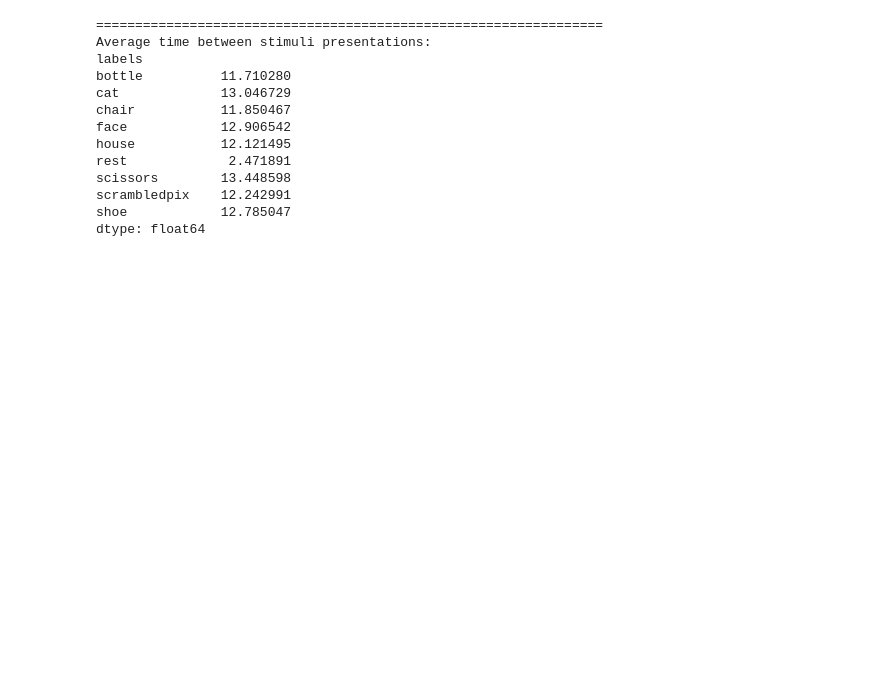
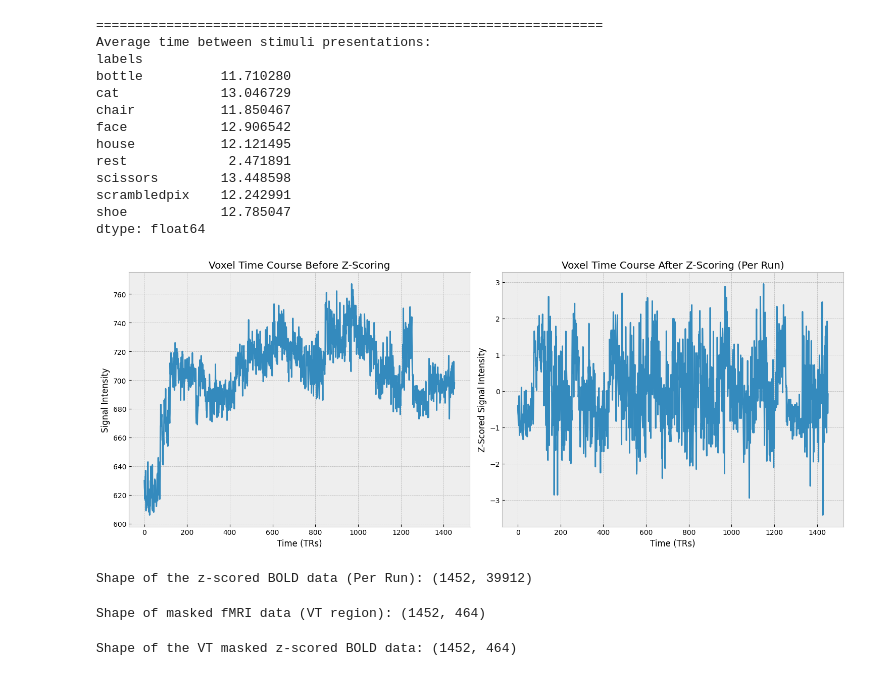
Before and after one commit to zacharybretton/modern_haxby2001, a Jupyter notebook: notebook.ipynb, the cells around one changed output. Saved outputs shown, nothing was run; the diff lists cells and outputs as text; code cells hidden in the pictures; blank space fills up the shorter version.

```diff
--- a/notebook.ipynb
+++ b/notebook.ipynb
@@ -175,3 +178,75 @@ scissors        13.448598
 scrambledpix    12.242991
 shoe            12.785047
 dtype: float64
+# %%
+# Z-score the BOLD data within each run separately
+
+# Create a NiftiMasker object for applying the mask (without standardization)
+masker = NiftiMasker(mask_img=mask_filename)
+
+# Apply the masker to the fMRI data (this applies the whole-brain mask)
+fmri_masked = masker.fit_transform(fmri_filename)
+
+# Get the session labels (runs) from the behavioral data
+session_labels = behavioral["chunks"].values
+
+# Initialize an array to store the z-scored data
+fmri_masked_zscored = np.zeros_like(fmri_masked)
+
+# Perform z-scoring within each run
+for run in np.unique(session_labels):
+    run_indices = np.where(session_labels == run)[0]
+    fmri_masked_zscored[run_indices] = zscore(fmri_masked[run_indices], axis=0)
+# %%
+# Extract the time course for a random voxel before z-scoring
+voxel_time_course_before = fmri_masked[:, 1000]
+
+# Extract the time course for this voxel after z-scoring
+voxel_time_course_after = fmri_masked_zscored[:, 1000]
+
+# Plot the time course before and after z-scoring
+plt.figure(figsize=(15, 6))
+
+plt.subplot(1, 2, 1)
+plt.plot(voxel_time_course_before)
+plt.title("Voxel Time Course Before Z-Scoring")
+plt.xlabel("Time (TRs)")
+plt.ylabel("Signal Intensity")
+
+plt.subplot(1, 2, 2)
+plt.plot(voxel_time_course_after)
+plt.title("Voxel Time Course After Z-Scoring (Per Run)")
+plt.xlabel("Time (TRs)")
+plt.ylabel("Z-Scored Signal Intensity")
+
+plt.tight_layout()
+plt.show()
+
+# Check the shape of the z-scored data to confirm it's processed correctly
+print(f"Shape of the z-scored BOLD data (Per Run): {fmri_masked_zscored.shape}")
+# %% [output]
+[figure, added]
+Shape of the z-scored BOLD data (Per Run): (1452, 39912)
+# %%
+# Apply the VT mask to extract the relevant voxel data
+masked_fmri_vt = apply_mask(fmri_filename, mask_vt_filename)
+
+# Check the shape of the extracted data
+print("Shape of masked fMRI data (VT region):", masked_fmri_vt.shape)
+
+# This shape should be (n_timepoints, n_voxels), where n_voxels is the number of voxels within the VT mask
+# %% [output]
+Shape of masked fMRI data (VT region): (1452, 464)
+# %%
+# Apply the VT mask to the z-scored fMRI data
+
+# Initialize the masker for the VT region
+vt_masker = NiftiMasker(mask_img=mask_vt_filename)
+
+# Apply the VT mask to the z-scored fMRI data
+fmri_vt_masked_zscored = vt_masker.fit_transform(masker.inverse_transform(fmri_masked_zscored))
+
+# Check the shape of the VT masked z-scored data
+print(f"Shape of the VT masked z-scored BOLD data: {fmri_vt_masked_zscored.shape}")
+# %% [output]
+Shape of the VT masked z-scored BOLD data: (1452, 464)
```
Also changed, not shown: parts of 10 cells of this notebook.
